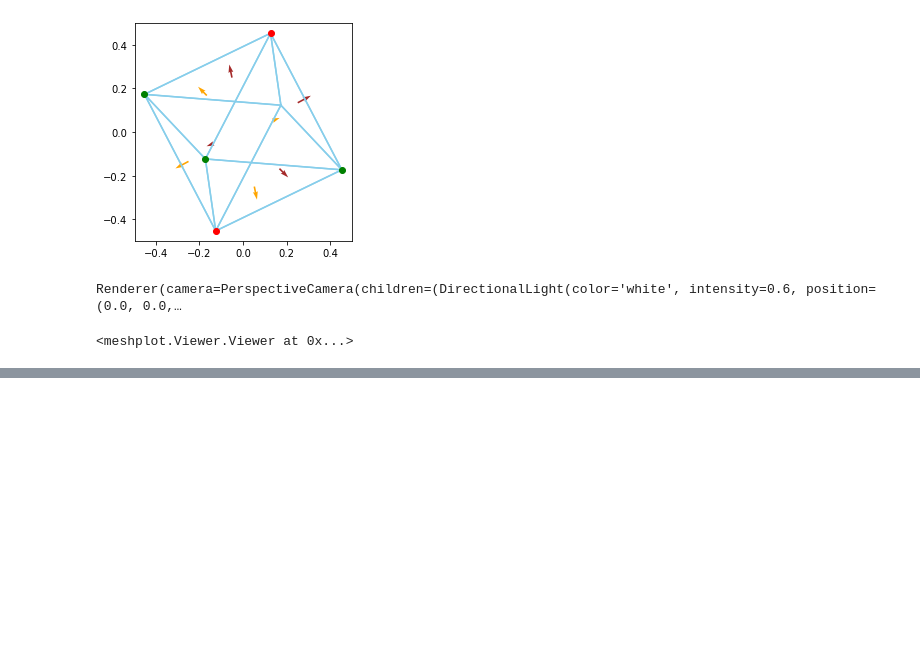
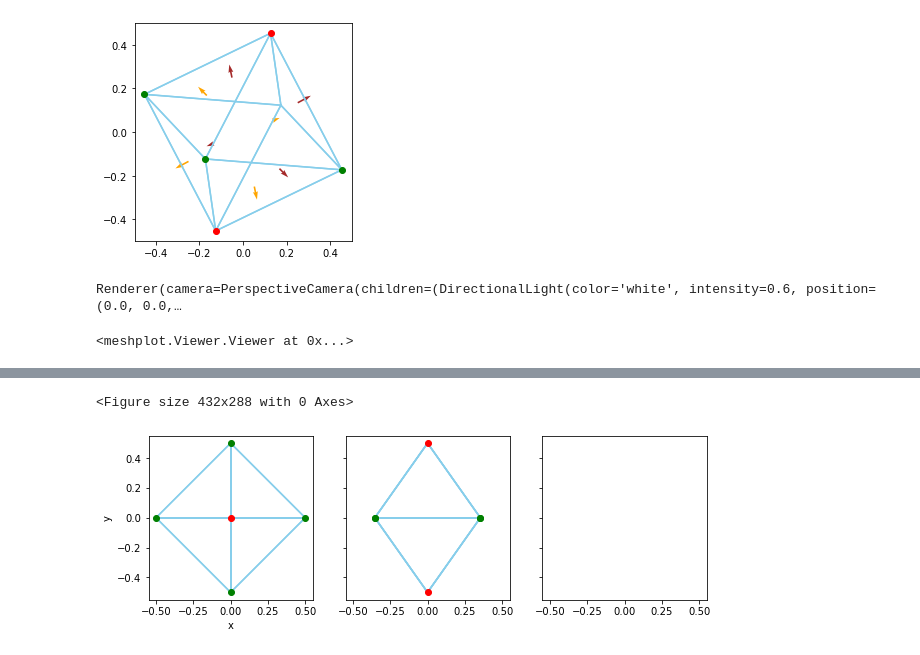
Before and after one commit to aquillen/dice_track, a Jupyter notebook: dice_model.ipynb, the cells around one changed output, grey strips where cells are left out. Drawn from its saved outputs; the diff is of its cells as text; code cells hidden in the pictures; blank space fills up the shorter version.

```diff
--- a/dice_model.ipynb
+++ b/dice_model.ipynb
@@ -29,7 +38,7 @@ class dice_d8():
         self.vertices[4,:] = np.array([ 0,-1, 0])/hfac  # equatorial
         self.vertices[5,:] = np.array([ 0, 0,-1])/vfac  # bottom
 
-        self.faces[0,:] = np.array([0,1,2])
+        self.faces[0,:] = np.array([0,1,2])  # order is important
         self.faces[1,:] = np.array([0,2,3])
         self.faces[2,:] = np.array([0,3,4])
         self.faces[3,:] = np.array([0,4,1])
@@ -81,15 +90,15 @@ class dice_d8():
     # compute and return center of mass coordinate position
     def com(self):
         nv = len(self.vertices)
-        xcom = np.sum(self.vertices[:,0])/nv
-        ycom = np.sum(self.vertices[:,1])/nv
-        zcom = np.sum(self.vertices[:,2])/nv
+        xcom = np.sum(np.squeeze(self.vertices[:,0]))/nv
+        ycom = np.sum(np.squeeze(self.vertices[:,1]))/nv
+        zcom = np.sum(np.squeeze(self.vertices[:,2]))/nv
         return np.array([xcom,ycom,zcom])
 
     # rotate the dice by angle phi in radians about r_axis using a quaturnion
     # rotate about the center of mass
     def rotate(self,r_axis,phi):
-        q = Quaternion(axis=r_axis, angle=phi)
+        q = Quaternion(axis=r_axis, angle=phi) # phi in radians
         nv = len(self.vertices)
         com_position  = self.com() #compute center of mass
         for i in range(nv):
@@ -104,8 +113,8 @@ class dice_d8():
     # are vertices visible from +z direction of viewing?
     # this routine seems to work now
     # vertex is assumed visible if one face that it is connect to
-    # is lit with illumination coming from +z
-    # we find out if a face is lit if the face normal has a +z component
+    #    is lit with illumination coming from +z
+    # we find out if a face is lit/visible if the face normal has a +z component
     def compute_isvisible(self):
         self.v_visible *=0  # reset to zero
         for iface in range(self.nf):
@@ -116,6 +125,11 @@ class dice_d8():
                 self.v_visible[iv0]=1
                 self.v_visible[iv1]=1
                 self.v_visible[iv2]=1
+
+
+    # reset to initia conditions
+    def reset(self):
+        self.__init__()
 
 
 # compute cross product of C=A X B for 3D vectors A,B, return C
@@ -172,7 +186,7 @@ def plt_face_normals(ax,dice):
     ax.quiver(xvals[ii],yvals[ii],dxvals[ii],dyvals[ii],color='brown')
 
 # plot visible vertices
-# plot poles as red, equatorial points in green
+# plot vertex poles as red, equatorial vertex points in green
 def plt_visible_vertices(ax,dice):
     v = dice.vertices
     xvals = np.squeeze(v[:,0])
@@ -340,0 +394,19 @@ def plt_tracks_yt(tarr,xarr,yarr,zarr,v_visible):
+# %%
+dice = dice_d8()
+
+plt.figure()
+fig,axarr = plt.subplots(1,3,figsize=(10,4),sharex=True,sharey=True)
+axarr[0].set_xlabel('x')
+axarr[0].set_ylabel('y')
+axarr[0].set_aspect('equal')
+axarr[1].set_aspect('equal')
+axarr[2].set_aspect('equal')
+plt_edges(axarr[0],dice)  # plot all edges wireframe
+plt_visible_vertices(axarr[0],dice)  # plot visible vertices in red and green
+dice.rotate(raxis_0,phi_0)
+plt_edges(axarr[1],dice)  # plot all edges wireframe
+plt_visible_vertices(axarr[1],dice)  # plot visible vertices in red and green
+# success! it agrees
+# %% [output]
+<Figure size 432x288 with 0 Axes>
+[figure, added]
```
Also changed, not shown: parts of 9 cells of this notebook.
